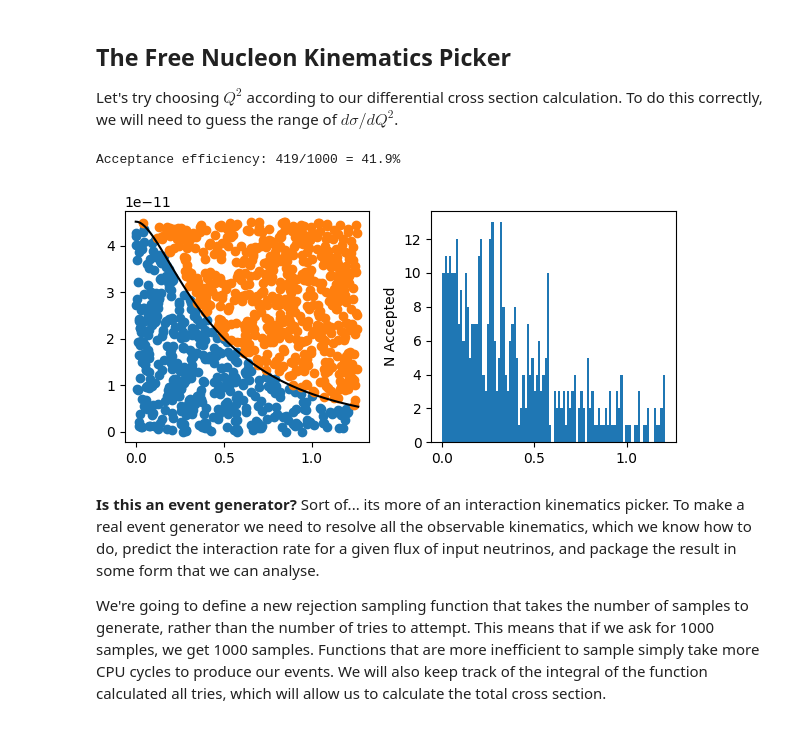
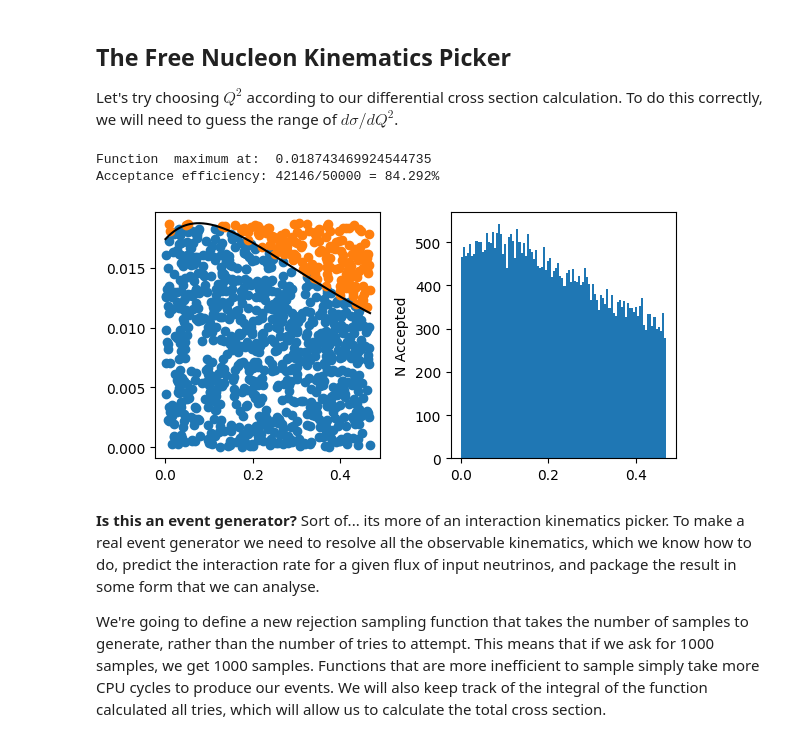
Before and after one commit to luketpickering/JupyNuGen, a Jupyter notebook: JupyNuGen.ipynb, the cells around one changed output. Drawn from its saved outputs; the diff is of its cells as text; code cells hidden in the pictures.

```diff
--- a/JupyNuGen.ipynb
+++ b/JupyNuGen.ipynb
@@ -738,6 +779,8 @@ def AllowedQ2Range(E_nu_GeV, nupid, MNtgt=None):
 
     enu = np.array(E_nu_GeV)
 
+    ## Apply energetic constraint in here check that low limit is more than minQ2 for energetically viable
+
     DM2 = (np.power(MNtgt,2) - np.power(MNpr,2))
 
     enu_MN = enu/MNtgt
@@ -747,15 +790,19 @@ def AllowedQ2Range(E_nu_GeV, nupid, MNtgt=None):
     mb = 2 * (2 * np.power(enu,2) - (1 + enu_MN)*mlep2 + enu_MN * DM2)
     c = np.power(mlep,4) - 2 * mlep2 * DM2 * enu_MN
 
-    # if the discriminant is <= 0 then there is no allow Q2 phase space for this E_nu
+    # if the discriminant is <= 0 then there is no allowed Q2 phase space for this E_nu
     disc = np.power(mb,2) - 4 * a * c
     vmask = disc > 0
 
     low_lim = np.zeros_like(disc)
     up_lim = np.zeros_like(disc)
 
-    low_lim[vmask] = (mb[vmask] - np.sqrt(disc[vmask]))/(2*a[vmask])
-    up_lim[vmask] = (mb[vmask] + np.sqrt(disc[vmask]))/(2*a[vmask])
+
+    ##### !!!! Move this to a separate function
+    # This is not failsafe, but we shunt the limits in by machine precision to try and stop
+    #  the upper limit resulting in unphysical events when lepct > -1 check is applied
+    up_lim[vmask] = np.nextafter((mb[vmask] + np.sqrt(disc[vmask]))/(2*a[vmask]), 0)
+    low_lim[vmask] = np.nextafter((mb[vmask] - np.sqrt(disc[vmask]))/(2*a[vmask]), up_lim[vmask])
 
     return (low_lim,up_lim)
 # %%
@@ -857,29 +936,37 @@ def plot_rejsample(f, fdomain, frange, ntries=1000):
 
     accepted = ([],[])
     rejected = ([],[])
+    ntoscatter = 0
+
+    all_accepted = []
 
     for x,y in zip(xs,ys):
         if y < f(x):
-            accepted[0].append(x)
-            accepted[1].append(y)
-        else:
+            if(ntoscatter < 1000):
+                accepted[0].append(x)
+                accepted[1].append(y)
+                ntoscatter += 1
+
+            all_accepted.append(x)
+        elif(ntoscatter < 1000):
             rejected[0].append(x)
             rejected[1].append(y)
+            ntoscatter += 1
 
     fig, (ax1,ax2) = plt.subplots(1,2, figsize=(6,3))
 
-    ax1.scatter(accepted[0],accepted[1])
-    ax1.scatter(rejected[0],rejected[1])
+    ax1.scatter(accepted[0], accepted[1])
+    ax1.scatter(rejected[0], rejected[1])
 
-    xpoints = np.linspace(fdomain[0], fdomain[0]+fdomain[1],100)
+    xpoints = np.linspace(fdomain[0], fdomain[1], 1000)
     ax1.plot(xpoints, [f(x) for x in xpoints], c="black")
 
-    ax2.hist(accepted[0])
+    ax2.hist(all_accepted)
     ax2.set_ylabel("N Accepted")
 
     fig.show()
 
-    print("Acceptance efficiency: %s/%s = %s%%" % (len(accepted[0]),ntries, 100 * len(accepted[0])/ntries) )
+    print("Acceptance efficiency: %s/%s = %s%%" % (len(all_accepted),ntries, 100 * len(all_accepted)/ntries) )
 
-plot_rejsample(np.sin,(0,pi),(0,1))
+plot_rejsample(np.sin,(0,pi),(0,1), 10000)
 # %% [output]
@@ -947,18 +1034,20 @@ We are now equipped with all the tools to build our very first MCEG. It wont be
 
 Let's try choosing $Q^2$ according to our differential cross section calculation. To do this correctly, we will need to guess the range of $d\sigma/dQ^2$.
 # %%
-enu = 1
+enu = 0.5
 nupid = 14
 
 q2r = AllowedQ2Range(enu, nupid)
 
-result = opt.shgo(lambda Q2: -LSQEDSigmaDQ2(enu, Q2, nupid), [q2r,])
+result = opt.differential_evolution(lambda Q2: -LSQEDSigmaDQ2_pb(enu, Q2, nupid), [q2r,])
 max_func_val = -result.fun
+print("Function  maximum at: ", max_func_val)
 
-plot_rejsample(lambda Q2: LSQEDSigmaDQ2(enu, Q2, nupid), q2r, (0, max_func_val),1000)
+plot_rejsample(lambda Q2: LSQEDSigmaDQ2_pb(enu, Q2, nupid), q2r, (0, max_func_val), 50000)
 # %% [output]
-Acceptance efficiency: 419/1000 = 41.9%
+Function  maximum at:  0.018743469924544735
+Acceptance efficiency: 42146/50000 = 84.292%
-[figure, old version]
+[figure, new version]
 # %% [markdown]
 **Is this an event generator?** Sort of... its more of an interaction kinematics picker. To make a real event generator we need to resolve all the observable kinematics, which we know how to do, predict the interaction rate for a given flux of input neutrinos, and package the result in some form that we can analyse.
 
```
Also changed, not shown: parts of 43 cells of this notebook.
